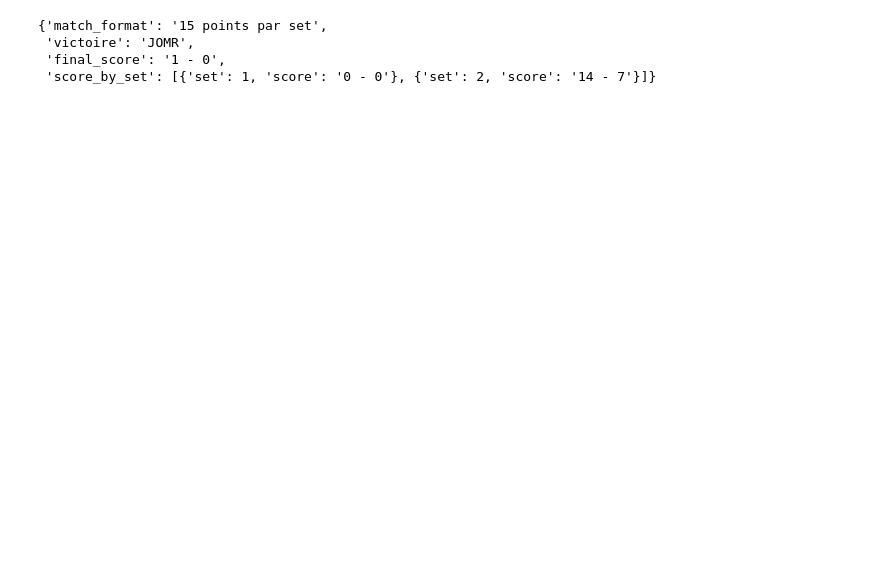
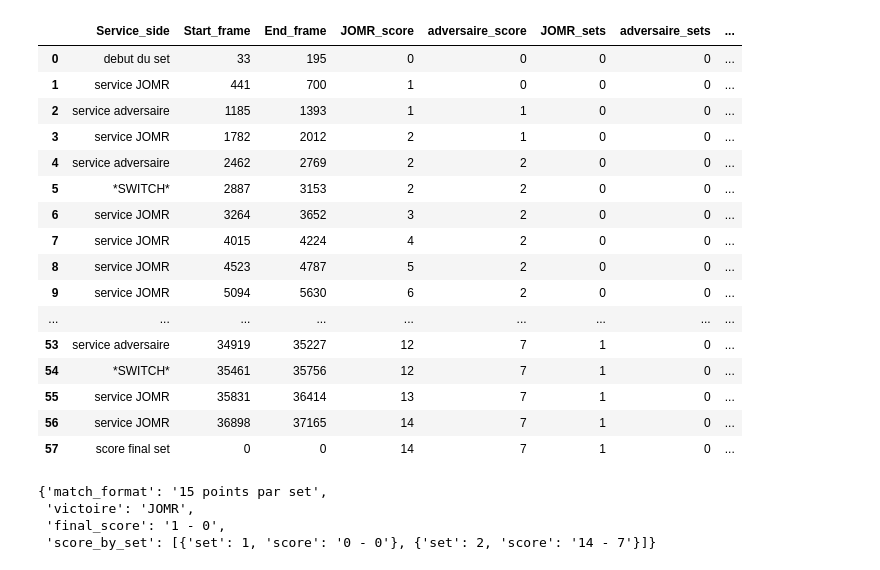
Before and after one commit to AlexisDardelet/DataBeach, a Jupyter notebook: test_codage_montage.ipynb, the cells around one changed output. Drawn from its saved outputs; the diff is of its cells as text; code cells hidden in the pictures; blank space fills up the shorter version.

Commit message:
update cv2_point_segment_cut et point_indexeer
add rows as 'fin du set' to recap the score before a new set + key '0' to be 'debut de match' if first action te be noted in cv2 reading

```diff
--- a/test_codage_montage.ipynb
+++ b/test_codage_montage.ipynb
@@ -306,3 +361,64 @@ test_df_points.tail(5)
+# %%
+df_points = pd.read_csv(r'C:\Users\habib\Documents\GitHub\DataBeach\test_df_points_JOMR_nov25_BSD_01.csv')
+df_points.shape
+
+team1_name = "JOMR"
+team2_name = "adversaire"
+
+# Add a row before each 'debut du set' (except the first one) to capture the final score of the previous set
+rows_to_insert = []
+for idx, row in df_points.iterrows():
+    if row['Service_side'] == 'debut du set' and idx > 0:
+        prev_row = df_points.iloc[idx - 1]
+        new_row = {
+            'Service_side': 'score final set',
+            'Start_frame': 0,
+            'End_frame': 0,
+            f'{team1_name}_score': prev_row[f'{team1_name}_score'],
+            f'{team2_name}_score': prev_row[f'{team2_name}_score'],
+            f'{team1_name}_sets': prev_row[f'{team1_name}_sets'],
+            f'{team2_name}_sets': prev_row[f'{team2_name}_sets'],
+            'point_index': 0
+        }
+        rows_to_insert.append((idx, new_row))
+
+# Insert rows in reverse order to maintain correct indices
+for insert_idx, new_row in reversed(rows_to_insert):
+    df_points = pd.concat([df_points.iloc[:insert_idx], pd.DataFrame([new_row]), df_points.iloc[insert_idx:]]).reset_index(drop=True)
+
+    # Add a final row at the end to capture the last set's final score
+    last_row = df_points.iloc[-1]
+    final_row = {
+        'Service_side': 'score final set',
+        'Start_frame': 0,
+        'End_frame': 0,
+        f'{team1_name}_score': last_row[f'{team1_name}_score'],
+        f'{team2_name}_score': last_row[f'{team2_name}_score'],
+        f'{team1_name}_sets': last_row[f'{team1_name}_sets'],
+        f'{team2_name}_sets': last_row[f'{team2_name}_sets'],
+        'point_index': 0
+    }
+    df_points = pd.concat([df_points, pd.DataFrame([final_row])]).reset_index(drop=True)
+
+df_points
+# %% [output]
+|  | Service_side | Start_frame | End_frame | JOMR_score | adversaire_score | JOMR_sets | adversaire_sets | ... |
+| 0 | debut du set | 33 | 195 | 0 | 0 | 0 | 0 | ... |
+| 1 | service JOMR | 441 | 700 | 1 | 0 | 0 | 0 | ... |
+| 2 | service adversaire | 1185 | 1393 | 1 | 1 | 0 | 0 | ... |
+| 3 | service JOMR | 1782 | 2012 | 2 | 1 | 0 | 0 | ... |
+| 4 | service adversaire | 2462 | 2769 | 2 | 2 | 0 | 0 | ... |
+| 5 | *SWITCH* | 2887 | 3153 | 2 | 2 | 0 | 0 | ... |
+| 6 | service JOMR | 3264 | 3652 | 3 | 2 | 0 | 0 | ... |
+| 7 | service JOMR | 4015 | 4224 | 4 | 2 | 0 | 0 | ... |
+| 8 | service JOMR | 4523 | 4787 | 5 | 2 | 0 | 0 | ... |
+| 9 | service JOMR | 5094 | 5630 | 6 | 2 | 0 | 0 | ... |
+| ... | ... | ... | ... | ... | ... | ... | ... | ... |
+| 53 | service adversaire | 34919 | 35227 | 12 | 7 | 1 | 0 | ... |
+| 54 | *SWITCH* | 35461 | 35756 | 12 | 7 | 1 | 0 | ... |
+| 55 | service JOMR | 35831 | 36414 | 13 | 7 | 1 | 0 | ... |
+| 56 | service JOMR | 36898 | 37165 | 14 | 7 | 1 | 0 | ... |
+| 57 | score final set | 0 | 0 | 14 | 7 | 1 | 0 | ... |
 # %%
 def score_checker(df_points:pd.DataFrame) -> dict:
 
```
Also changed, not shown: parts of 6 cells of this notebook, 2 other files.
